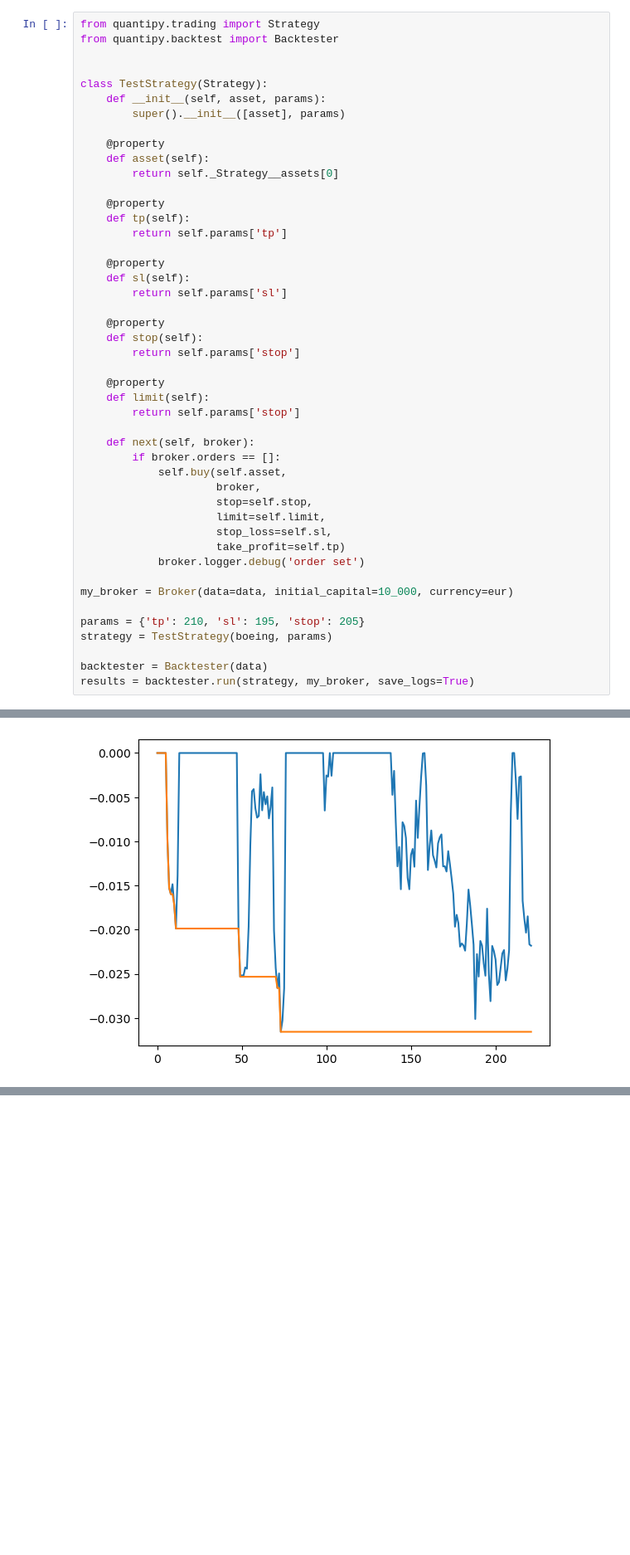
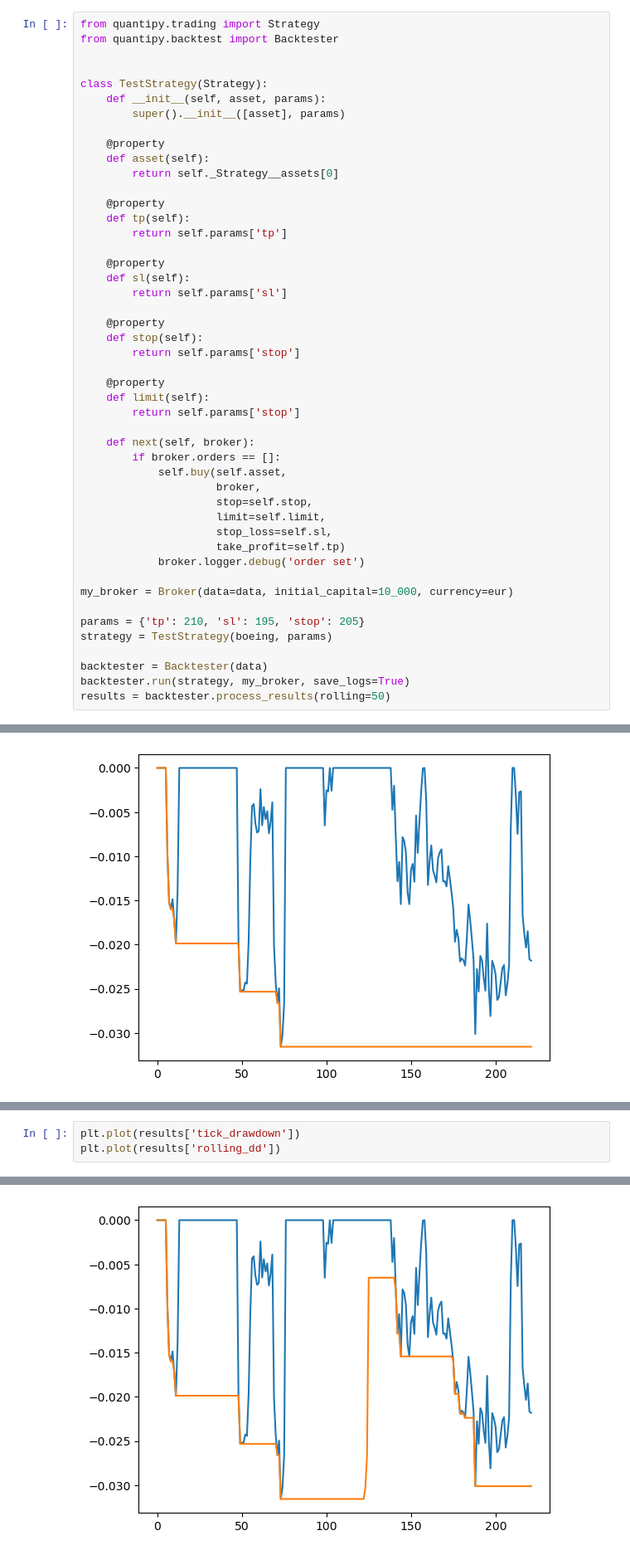
Before and after one commit to luissimaoaf/quantipy, a Jupyter notebook: test.ipynb, the cells around one changed output, grey strips where cells are left out. Shown: that part at 83% size. Saved outputs shown, nothing was run; the diff lists cells and outputs as text; blank space fills up the shorter version.

Commit message:
refactored some drawdown calculations

```diff
--- a/test.ipynb
+++ b/test.ipynb
@@ -124,7 +124,8 @@ params = {'tp': 210, 'sl': 195, 'stop': 205}
 strategy = TestStrategy(boeing, params)
 
 backtester = Backtester(data)
-results = backtester.run(strategy, my_broker, save_logs=True)
+backtester.run(strategy, my_broker, save_logs=True)
+results = backtester.process_results(rolling=50)
 # %%
 import matplotlib.pyplot as plt
 plt.plot(results['equity'])
@@ -206,0 +192,4 @@ plt.plot(dd1)
+# %%
+plt.plot(results['tick_drawdown'])
+plt.plot(results['rolling_dd'])
+# %% [output]
@@ -206,0 +197 @@ plt.plot(dd1)
+[figure, added]
```
Also changed, not shown: parts of 4 cells of this notebook, 2 other files.
